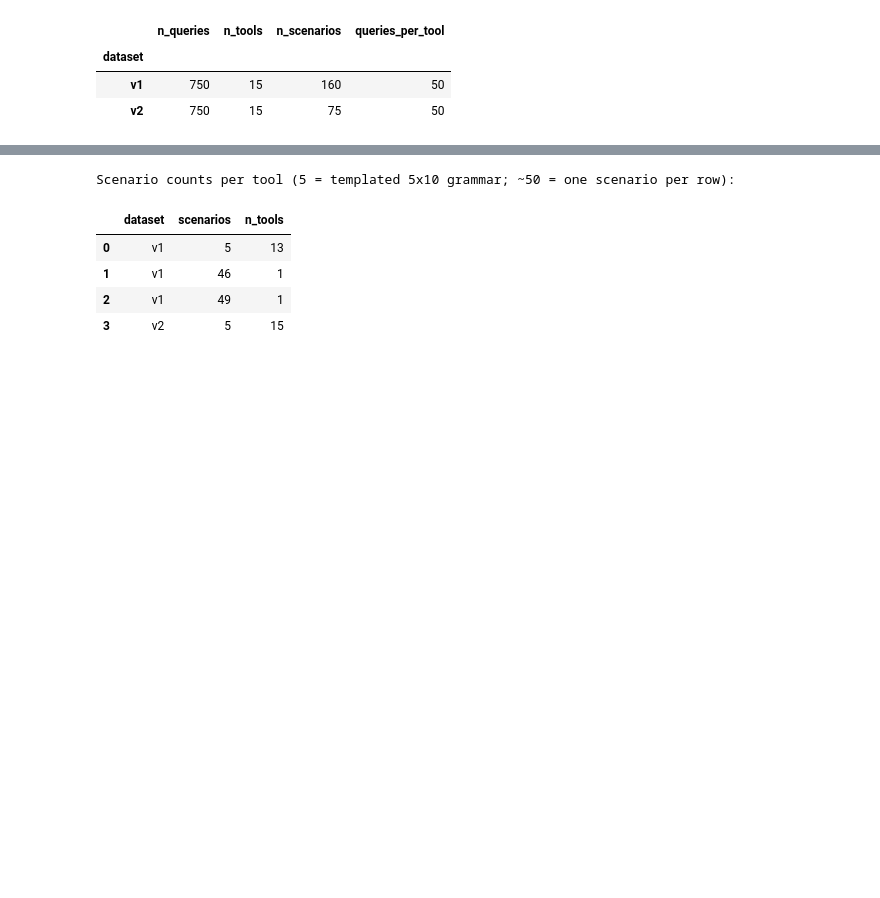
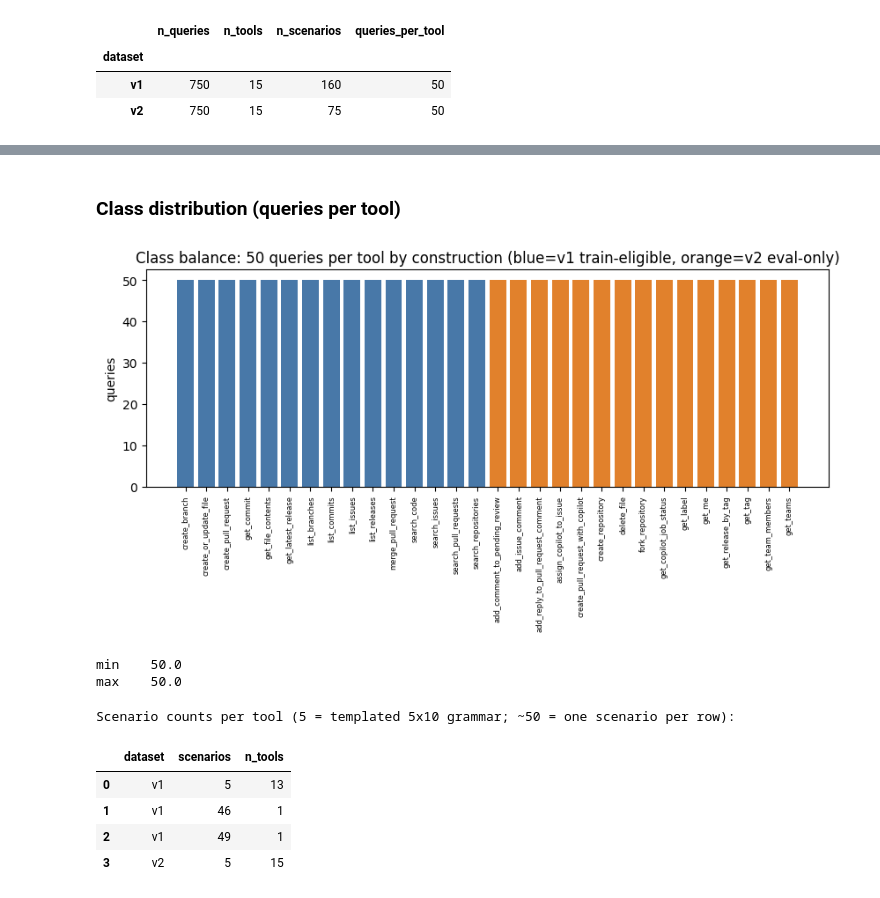
Before and after one commit to DimiChatzipavlis/ToolFinder, a Jupyter notebook: notebooks/01_eda.ipynb, the cells around one changed output, grey strips where cells are left out. Drawn from its saved outputs; the diff is of its cells as text; code cells hidden in the pictures; blank space fills up the shorter version.

```diff
--- a/notebooks/01_eda.ipynb
+++ b/notebooks/01_eda.ipynb
@@ -58,3 +93,20 @@ card
+# %% [markdown]
+### Class distribution (queries per tool)
+# %%
+per_tool_counts = queries.groupby(["dataset", "tool"]).size().reset_index(name="n")
+fig, ax = plt.subplots(figsize=(10, 3.2))
+colors = per_tool_counts["dataset"].map({"v1": "#4878a8", "v2": "#e1812c"})
+ax.bar(range(len(per_tool_counts)), per_tool_counts["n"], color=colors)
+ax.set_xticks(range(len(per_tool_counts)))
+ax.set_xticklabels(per_tool_counts["tool"], rotation=90, fontsize=6)
+ax.set_ylabel("queries")
+ax.set_title("Class balance: 50 queries per tool by construction (blue=v1 train-eligible, orange=v2 eval-only)")
+plt.show()
+print(per_tool_counts["n"].describe().loc[["min", "max"]].to_string())
+# %% [output]
+[figure, added]
+min    50.0
+max    50.0
 # %%
 per_tool = queries.groupby(["dataset", "tool"]).agg(
     rows=("query_id", "count"), scenarios=("scenario_id", "nunique")
```
Also changed, not shown: parts of 3 cells of this notebook, 5 other files.
